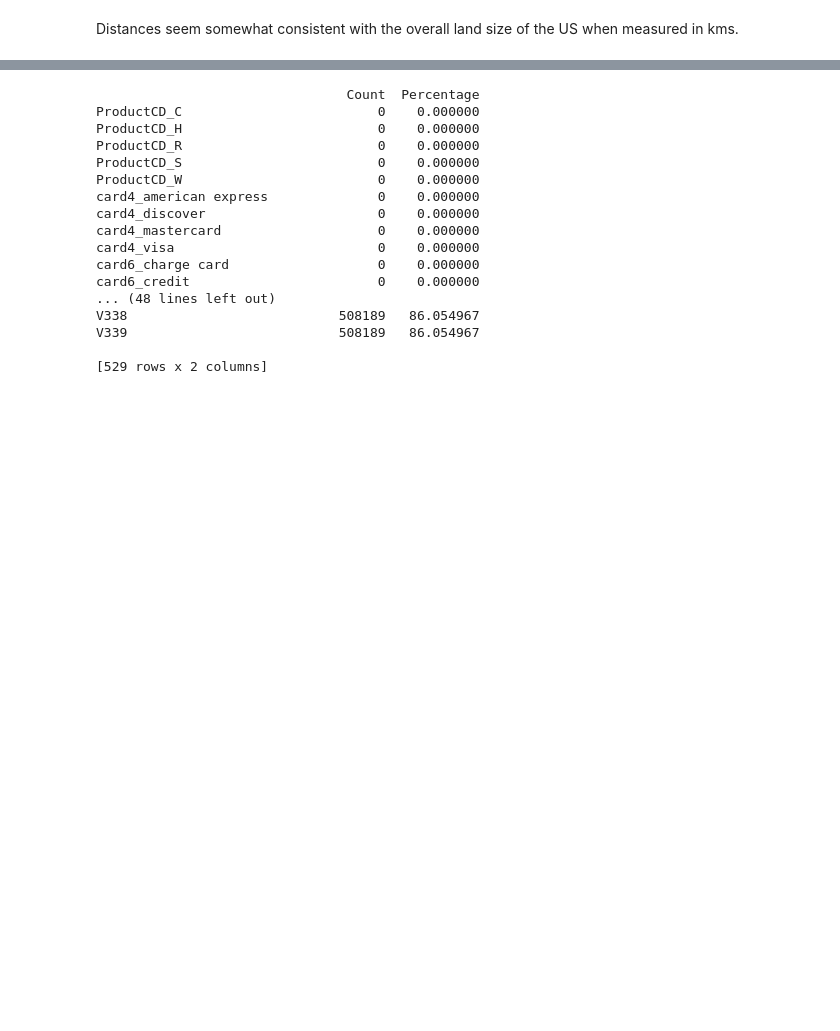
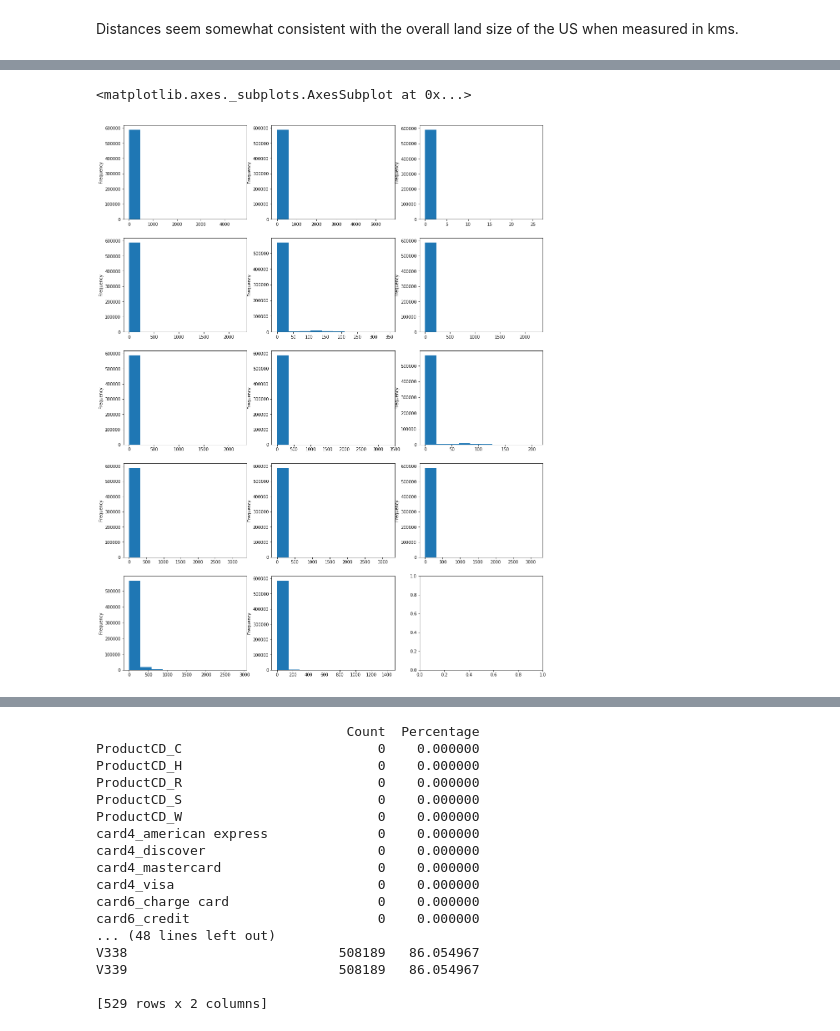
Before and after one commit to hxyue1/Fraud-Detection, a Jupyter notebook: EDA.ipynb, the cells around one changed output, grey strips where cells are left out. Cells and saved outputs as stored; diff of their text form; code cells hidden in the pictures; blank space fills up the shorter version.

```diff
--- a/EDA.ipynb
+++ b/EDA.ipynb
@@ -321,0 +326,20 @@ print( pearsonr(train_transaction['R_emaildomain'].isna(),fraud))
+# %%
+fig, axarr = plt.subplots(5,3,figsize=(18,24))
+
+train_transaction['C1'].plot.hist(ax=axarr[0][0])
+train_transaction['C2'].plot.hist(ax=axarr[0][1])
+train_transaction['C3'].plot.hist(ax=axarr[0][2])
+train_transaction['C4'].plot.hist(ax=axarr[1][0])
+train_transaction['C5'].plot.hist(ax=axarr[1][1])
+train_transaction['C6'].plot.hist(ax=axarr[1][2])
+train_transaction['C7'].plot.hist(ax=axarr[2][0])
+train_transaction['C8'].plot.hist(ax=axarr[2][1])
+train_transaction['C9'].plot.hist(ax=axarr[2][2])
+train_transaction['C10'].plot.hist(ax=axarr[3][0])
+train_transaction['C11'].plot.hist(ax=axarr[3][1])
+train_transaction['C12'].plot.hist(ax=axarr[3][2])
+train_transaction['C13'].plot.hist(ax=axarr[4][0])
+train_transaction['C14'].plot.hist(ax=axarr[4][1])
+# %% [output]
+<matplotlib.axes._subplots.AxesSubplot at 0x...>
+[figure, added]
```
Also changed, not shown: parts of 11 cells of this notebook.
